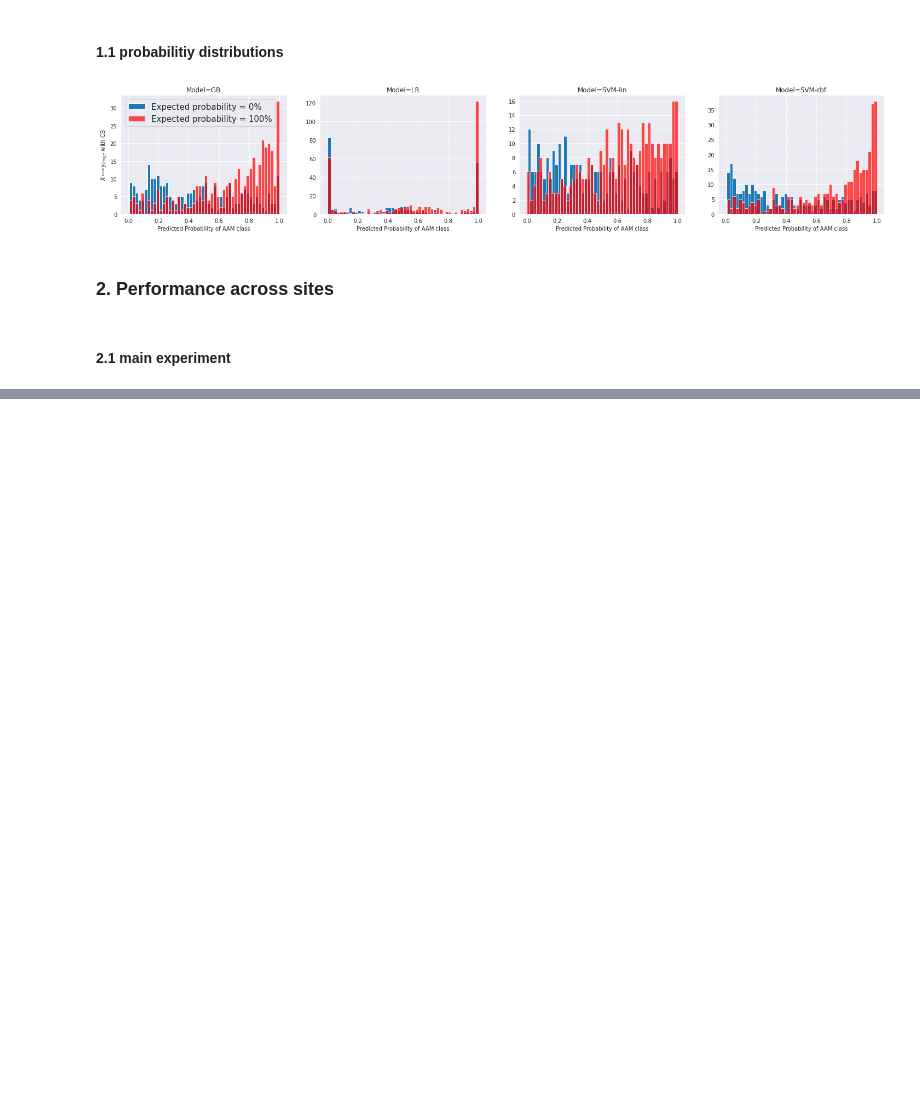
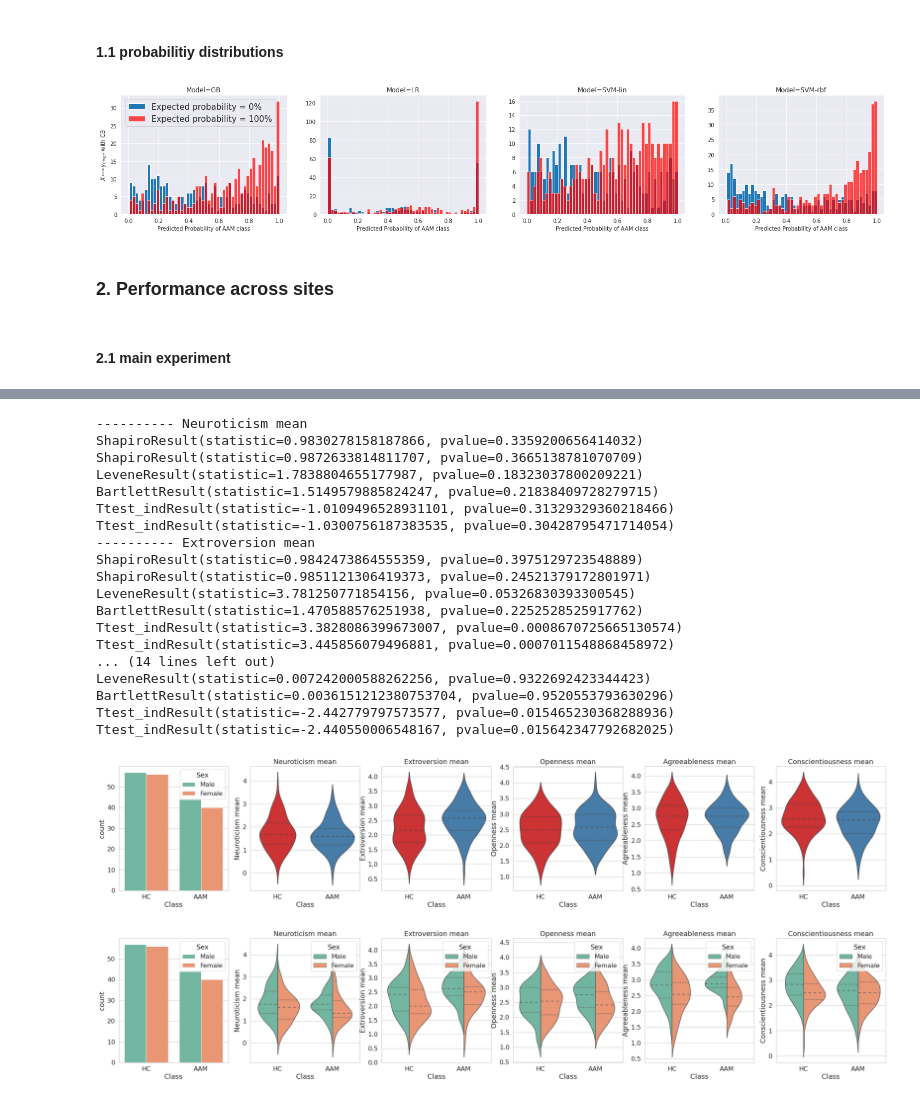
Before and after one commit to jihoonkim2100/imagen_post_hoc_analysis, a Jupyter notebook: IMAGEN_Error_Analysis.ipynb, the cells around one changed output, grey strips where cells are left out. Saved outputs shown, nothing was run; the diff lists cells and outputs as text; code cells hidden in the pictures; blank space fills up the shorter version.

```diff
--- a/IMAGEN_Error_Analysis.ipynb
+++ b/IMAGEN_Error_Analysis.ipynb
@@ -290,0 +273,47 @@ plot_binge_FU3_NEO.violinplot()
+# %%
+DF = df_binge_FU3_NEO.loc[df_F_GB['ID'].to_list(), :]
+COL = col_binge_FU3_NEO
+
+plot_binge_FU3_NEO = IMAGEN_descriptive(DF, COL)
+plot_binge_FU3_NEO.violinplot()
+fig, axes = joypy.joyplot(DF, by='Class', fill=False, figsize = (20, 14), legend=True)
+# Normality Test and Independent T test
+from scipy.stats import shapiro, levene, ttest_ind, bartlett
+for mean in COL[:-3]:
+    print("-"*10, mean)
+    myAAM = list(DF[DF['Class'] == 'AAM'][mean].values)
+    AAM = [x for x in myAAM if pd.isnull(x) == False]
+    myHC = list(DF[DF['Class'] == 'HC'][mean].values)
+    HC = [x for x in myHC if pd.isnull(x) == False]
+
+    # Shapiro-Wilks
+    normal1 = shapiro(AAM)
+    normal2 = shapiro(HC)
+    print(normal1, normal2)
+    # Levene test
+    print(levene(AAM, HC))
+    # bartlett test
+    print(bartlett(AAM, HC))
+    # ttest
+    print(ttest_ind(AAM, HC))
+    print(ttest_ind(AAM, HC, equal_var=False))
+# %% [output]
+---------- Neuroticism mean
+ShapiroResult(statistic=0.9830278158187866, pvalue=0.3359200656414032) ShapiroResult(statistic=0.9872633814811707, pvalue=0.3665138781070709)
+LeveneResult(statistic=1.7838804655177987, pvalue=0.18323037800209221)
+BartlettResult(statistic=1.5149579885824247, pvalue=0.21838409728279715)
+Ttest_indResult(statistic=-1.0109496528931101, pvalue=0.31329329360218466)
+Ttest_indResult(statistic=-1.0300756187383535, pvalue=0.30428795471714054)
+---------- Extroversion mean
+ShapiroResult(statistic=0.9842473864555359, pvalue=0.3975129723548889) ShapiroResult(statistic=0.9851121306419373, pvalue=0.24521379172801971)
+LeveneResult(statistic=3.781250771854156, pvalue=0.05326830393300545)
+BartlettResult(statistic=1.470588576251938, pvalue=0.2252528525917762)
+Ttest_indResult(statistic=3.3828086399673007, pvalue=0.0008670725665130574)
+Ttest_indResult(statistic=3.445856079496881, pvalue=0.0007011548868458972)
+... (14 lines left out)
+LeveneResult(statistic=0.007242000588262256, pvalue=0.9322692423344423)
+BartlettResult(statistic=0.0036151212380753704, pvalue=0.9520553793630296)
+Ttest_indResult(statistic=-2.442779797573577, pvalue=0.015465230368288936)
+Ttest_indResult(statistic=-2.440550006548167, pvalue=0.015642347792682025)
+[figure, added]
+[figure, added]
```
Also changed, not shown: parts of 17 cells of this notebook.
